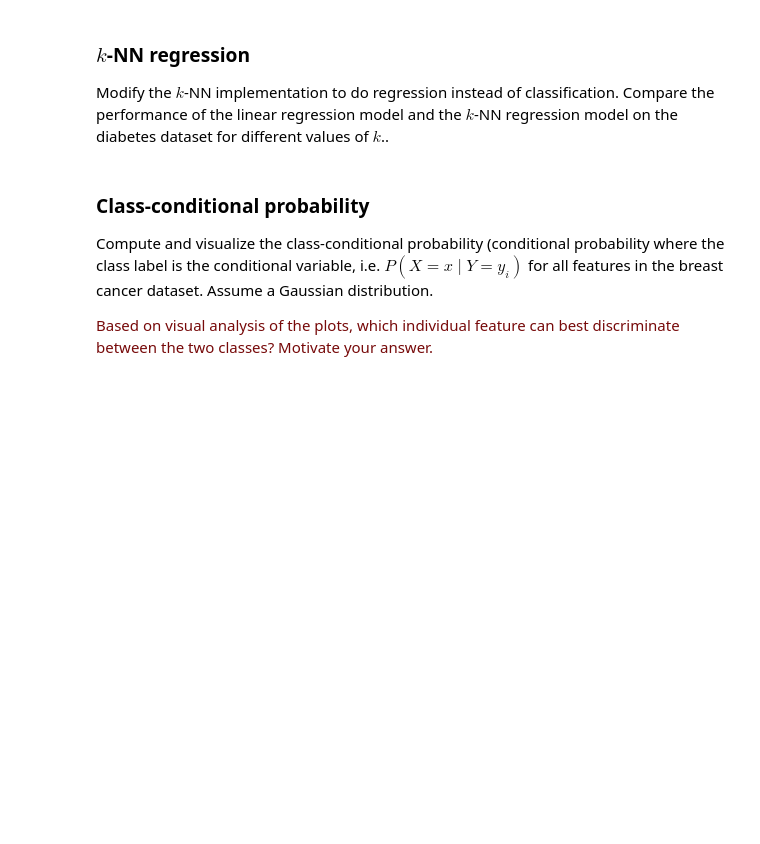
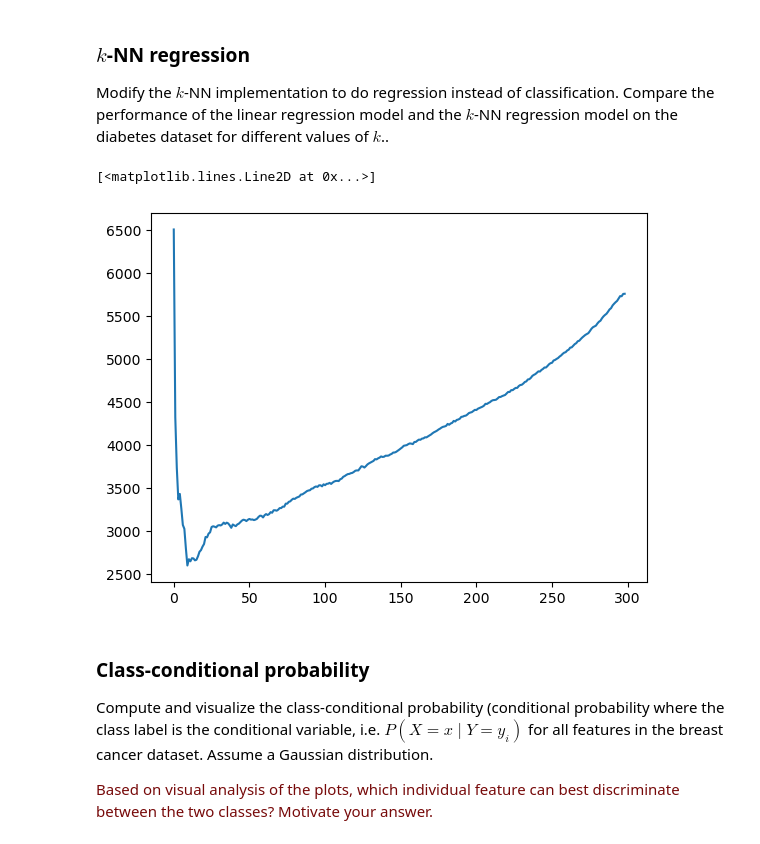
Before and after one commit to Mathieu-van-Luijken/8dm50-machine-learning, a Jupyter notebook: practicals/week_1.ipynb, the cells around one changed output. Drawn from its saved outputs; the diff is of its cells as text; code cells hidden in the pictures; blank space fills up the shorter version.

```diff
--- a/practicals/week_1.ipynb
+++ b/practicals/week_1.ipynb
@@ -215,6 +215,60 @@ plt.plot(accuracies)
 ### $k$-NN regression
 
 Modify the $k$-NN implementation to do regression instead of classification. Compare the performance of the linear regression model and the $k$-NN regression model on the diabetes dataset for different values of $k$..
+# %%
+import scipy
+import matplotlib.pyplot as plt
+
+x_train = diabetes.data[:300, :]
+y_train = diabetes.target[:300, np.newaxis]
+x_test = diabetes.data[300:, :]
+y_test = diabetes.target[300:, np.newaxis]
+
+n_train = 300
+
+test_cases = len(y_test)
+# step 2.5: loop over all test points
+dist_matr = scipy.spatial.distance_matrix(x_train,x_test)
+
+
+# step 4: compute distance from fuckers to test points
+# step 5: sort distances and
+idx = np.argsort(dist_matr,axis=0)
+
+# print(idx[0])
+# print(dist_matr[0])
+
+# step 3: loop over ks
+accuracies = []
+
+for k in range(1,n_train):
+    bool_idx = idx[:k]
+    expect = np.zeros((test_cases,1),dtype='int')
+    for i in range(test_cases):
+        expect[i] = (y_train[bool_idx[:,i]].sum()/k)
+
+    error_mat = (y_test - expect)
+    error_mat = np.square(error_mat)
+
+    n = error_mat.shape[0]
+    sum = np.sum(error_mat)
+    mse = sum/n
+    accuracies.append(mse)
+
+
+
+
+
+
+plt.plot(accuracies)
+# step 6: compute average class for k nearest neighbours
+# step 7: return class of test point
+# step 8: see whether class allocation was legitness
+# step 9: elbow plot (a je to)
+# step 10: cake!
+# %% [output]
+[<matplotlib.lines.Line2D at 0x...>]
+[figure, added]
 # %% [markdown]
 ### Class-conditional probability
 
```
Also changed, not shown: parts of 1 cell of this notebook.
